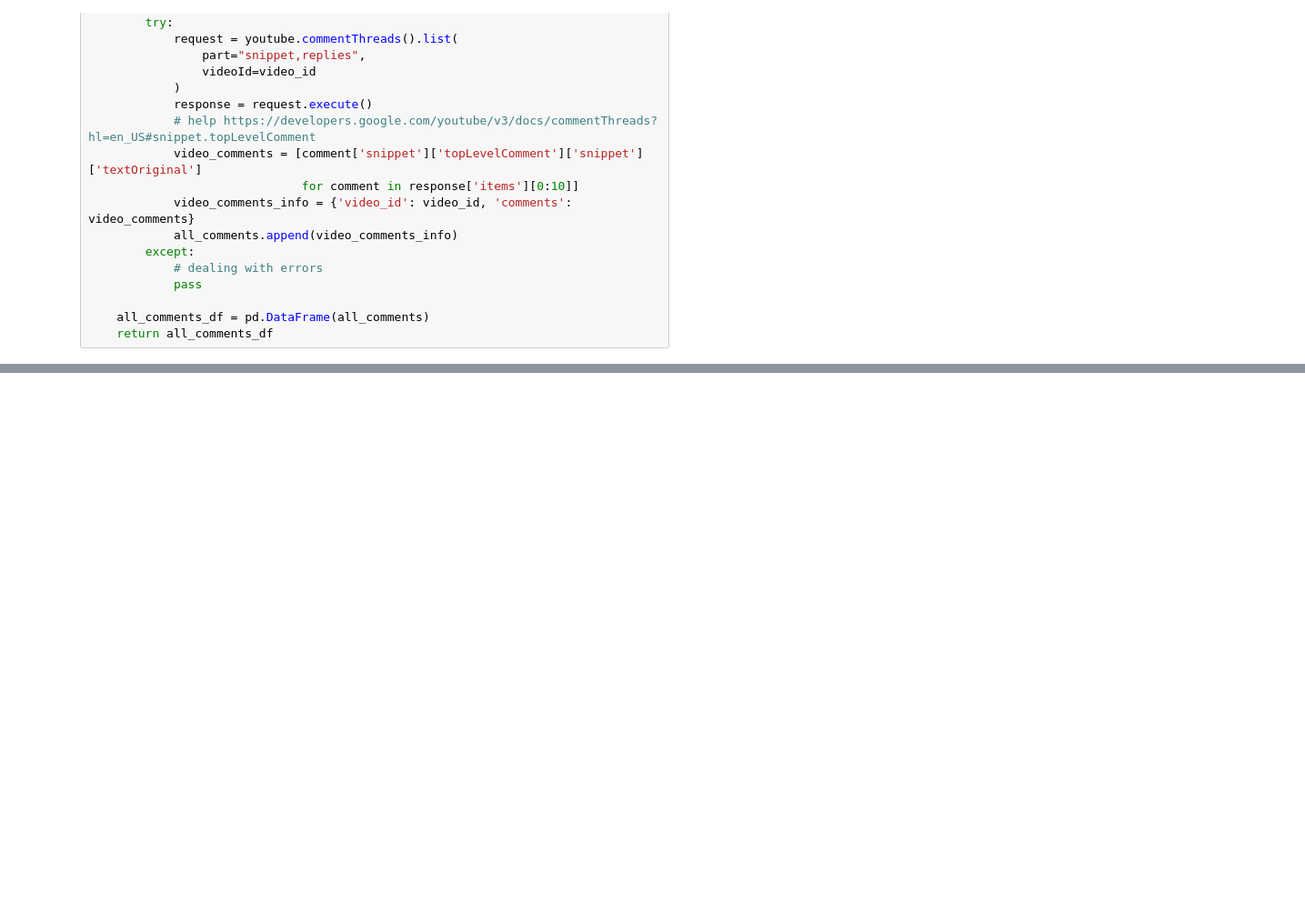
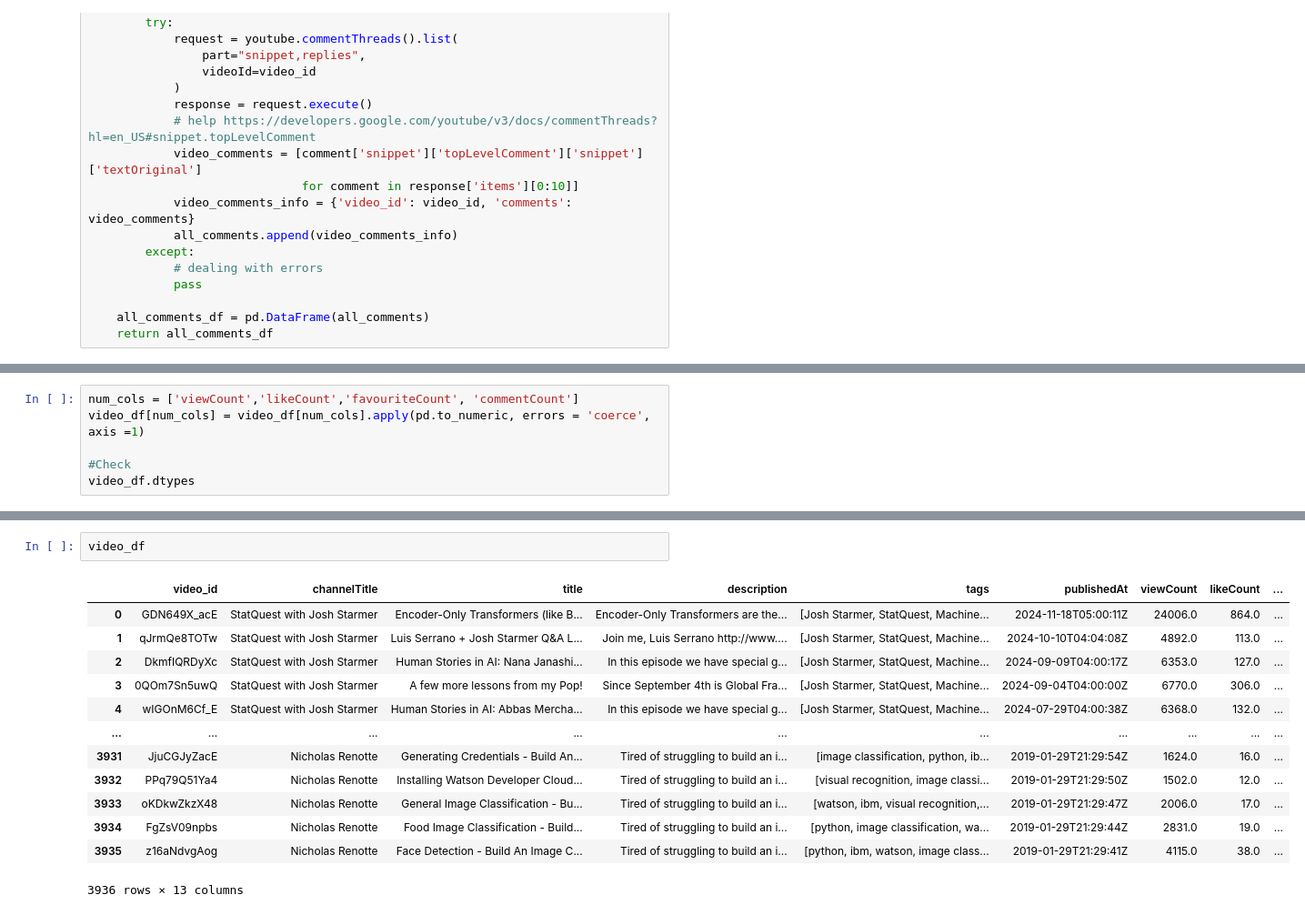
Before and after one commit to siddiq22/ytviz, a Jupyter notebook: Viz.ipynb, the cells around one changed output, grey strips where cells are left out. Shown at 91% size. Saved outputs shown, nothing was run; the diff lists cells and outputs as text; blank space fills up the shorter version.

```diff
--- a/Viz.ipynb
+++ b/Viz.ipynb
@@ -268,0 +384,6 @@ channel_stats
+# %%
+num_cols = ['viewCount','likeCount','favouriteCount', 'commentCount']
+video_df[num_cols] = video_df[num_cols].apply(pd.to_numeric, errors = 'coerce', axis =1)
+
+#Check
+video_df.dtypes
@@ -268,0 +405,16 @@ channel_stats
+# %%
+video_df
+# %% [output]
+|  | video_id | channelTitle | title | description | tags | publishedAt | viewCount | likeCount | ... |
+| 0 | GDN649X_acE | StatQuest with Josh Starmer | Encoder-Only Transformers (like B... | Encoder-Only Transformers are the... | [Josh Starmer, StatQuest, Machine... | 2024-11-18T05:00:11Z | 24006.0 | 864.0 | ... |
+| 1 | qJrmQe8TOTw | StatQuest with Josh Starmer | Luis Serrano + Josh Starmer Q&A L... | Join me, Luis Serrano http://www.... | [Josh Starmer, StatQuest, Machine... | 2024-10-10T04:04:08Z | 4892.0 | 113.0 | ... |
+| 2 | DkmfIQRDyXc | StatQuest with Josh Starmer | Human Stories in AI: Nana Janashi... | In this episode we have special g... | [Josh Starmer, StatQuest, Machine... | 2024-09-09T04:00:17Z | 6353.0 | 127.0 | ... |
+| 3 | 0QOm7Sn5uwQ | StatQuest with Josh Starmer | A few more lessons from my Pop! | Since September 4th is Global Fra... | [Josh Starmer, StatQuest, Machine... | 2024-09-04T04:00:00Z | 6770.0 | 306.0 | ... |
+| 4 | wIGOnM6Cf_E | StatQuest with Josh Starmer | Human Stories in AI: Abbas Mercha... | In this episode we have special g... | [Josh Starmer, StatQuest, Machine... | 2024-07-29T04:00:38Z | 6368.0 | 132.0 | ... |
+| ... | ... | ... | ... | ... | ... | ... | ... | ... | ... |
+| 3931 | JjuCGJyZacE | Nicholas Renotte | Generating Credentials - Build An... | Tired of struggling to build an i... | [image classification, python, ib... | 2019-01-29T21:29:54Z | 1624.0 | 16.0 | ... |
+| 3932 | PPq79Q51Ya4 | Nicholas Renotte | Installing Watson Developer Cloud... | Tired of struggling to build an i... | [visual recognition, image classi... | 2019-01-29T21:29:50Z | 1502.0 | 12.0 | ... |
+| 3933 | oKDkwZkzX48 | Nicholas Renotte | General Image Classification - Bu... | Tired of struggling to build an i... | [watson, ibm, visual recognition,... | 2019-01-29T21:29:47Z | 2006.0 | 17.0 | ... |
+| 3934 | FgZsV09npbs | Nicholas Renotte | Food Image Classification - Build... | Tired of struggling to build an i... | [python, image classification, wa... | 2019-01-29T21:29:44Z | 2831.0 | 19.0 | ... |
+| 3935 | z16aNdvgAog | Nicholas Renotte | Face Detection - Build An Image C... | Tired of struggling to build an i... | [python, ibm, watson, image class... | 2019-01-29T21:29:41Z | 4115.0 | 38.0 | ... |
+3936 rows × 13 columns
```
Also changed, not shown: parts of 23 cells of this notebook.
